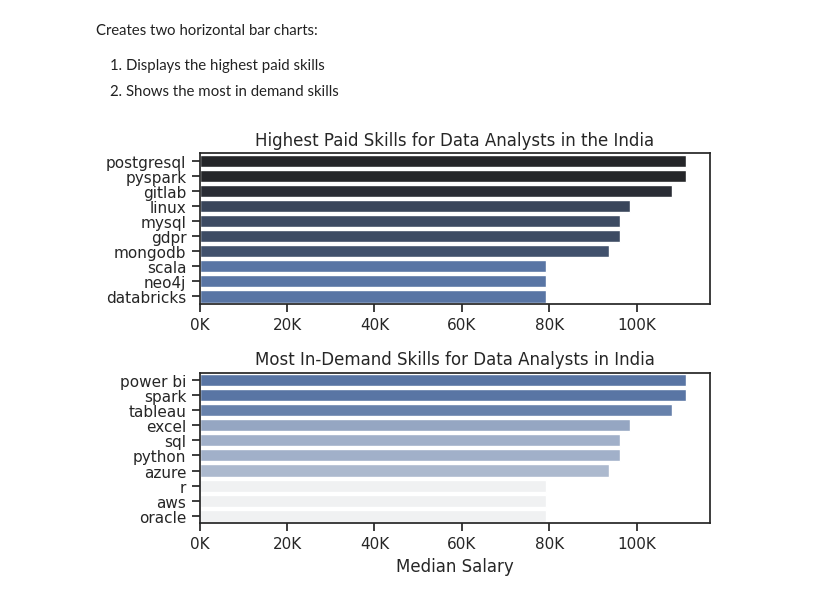
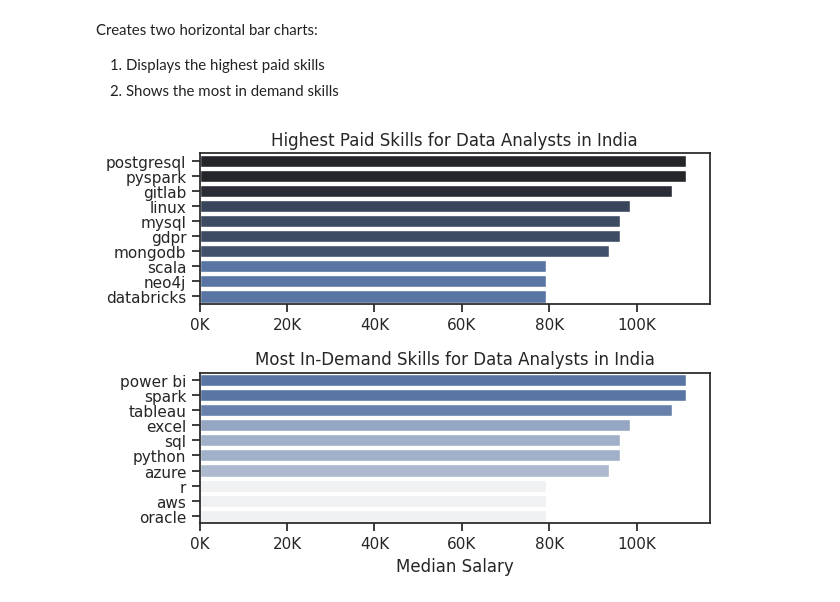
Before and after one commit to utkarsh201314/Data_Analysis_project-jobs-data-analysis-, a Jupyter notebook: 4_Salary_Analysis.ipynb, the cells around one changed output. Drawn from its saved outputs; the diff is of its cells as text; code cells hidden in the pictures.

```diff
--- a/4_Salary_Analysis.ipynb
+++ b/4_Salary_Analysis.ipynb
@@ -144,30 +144,30 @@ Creates two horizontal bar charts:
 # %%
 fig, ax = plt.subplots(2, 1)
 
 # Top 10 Highest Paid Skills for Data Analysts
 sns.barplot(data=df_DA_skills, x='median', y=df_DA_top_pay.index, hue='median', ax=ax[0], palette='dark:b_r')
 ax[0].legend().remove()
 # original code:
 # df_DA_top_pay[::-1].plot(kind='barh', y='median', ax=ax[0], legend=False)
-ax[0].set_title('Highest Paid Skills for Data Analysts in the India')
+ax[0].set_title('Highest Paid Skills for Data Analysts in India')
 ax[0].set_ylabel('')
 ax[0].set_xlabel('')
 ax[0].xaxis.set_major_formatter(plt.FuncFormatter(lambda x, _: f'{int(x/1000)}K'))
 
 
 # Top 10 Most In-Demand Skills for Data Analysts')
 sns.barplot(data=df_DA_skills, x='median', y=df_DA_skills.index, hue='median', ax=ax[1], palette='light:b')
 ax[1].legend().remove()
 # original code:
 # df_DA_skills[::-1].plot(kind='barh', y='median', ax=ax[1], legend=False)
 ax[1].set_title('Most In-Demand Skills for Data Analysts in India')
 ax[1].set_ylabel('')
 ax[1].set_xlabel('Median Salary')
 ax[1].set_xlim(ax[0].get_xlim())  # Set the same x-axis limits as the first plot
 ax[1].xaxis.set_major_formatter(plt.FuncFormatter(lambda x, _: f'{int(x/1000)}K'))
 
 sns.set_theme(style='ticks')
 plt.tight_layout()
 plt.show()
 # %% [output]
-[figure, old version]
+[figure, new version]
```
